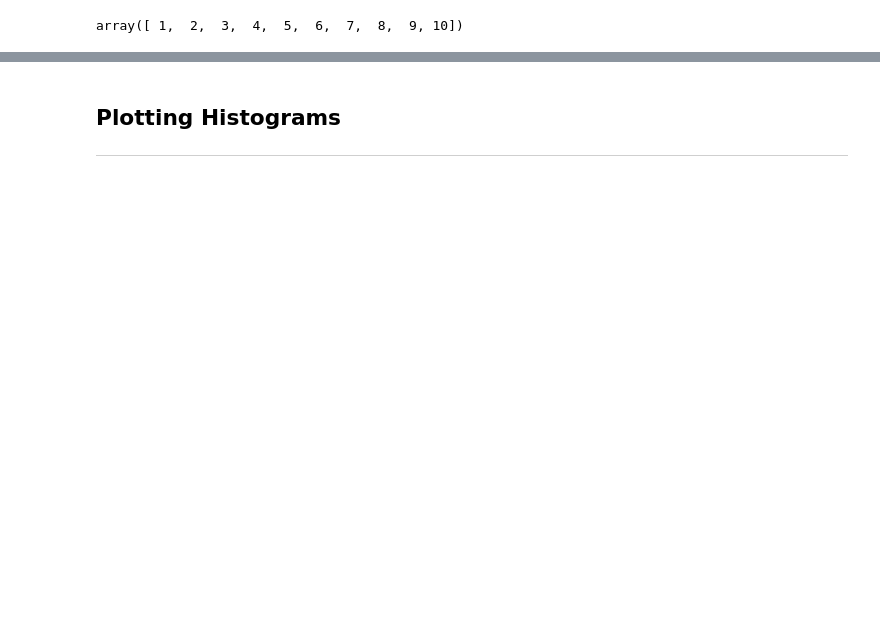
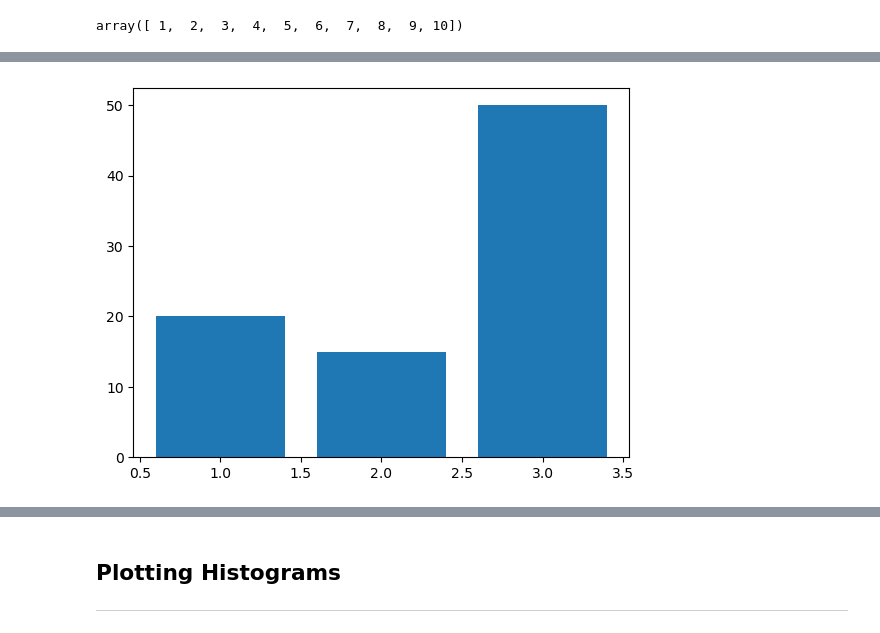
Before and after one commit to nurbujang/myworkw23, a Jupyter notebook: random.ipynb, the cells around one changed output, grey strips where cells are left out. Cells and saved outputs as stored; diff of their text form; code cells hidden in the pictures; blank space fills up the shorter version.

```diff
--- a/random.ipynb
+++ b/random.ipynb
@@ -184,3 +257,13 @@ x, counts
+# %%
+# Create an empty plot.
+fig, ax = plt.subplots()
+
+# Plot a bar chart.
+ax.bar([1, 2, 3], [20, 15, 50]);
+
+# bar chart is suitable for discrete data (int), no decimal points
+# %% [output]
+[figure, added]
 # %%
 # Create an empty plot.
 fig, ax = plt.subplots(figsize=(12, 3))
```
Also changed, not shown: parts of 31 cells of this notebook.
